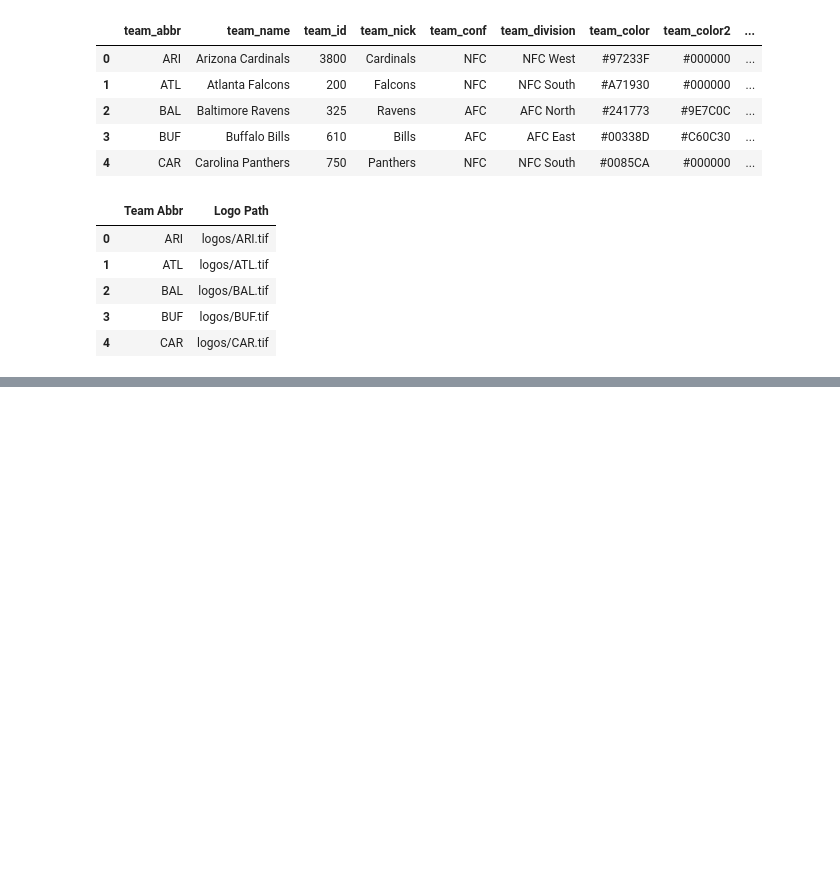
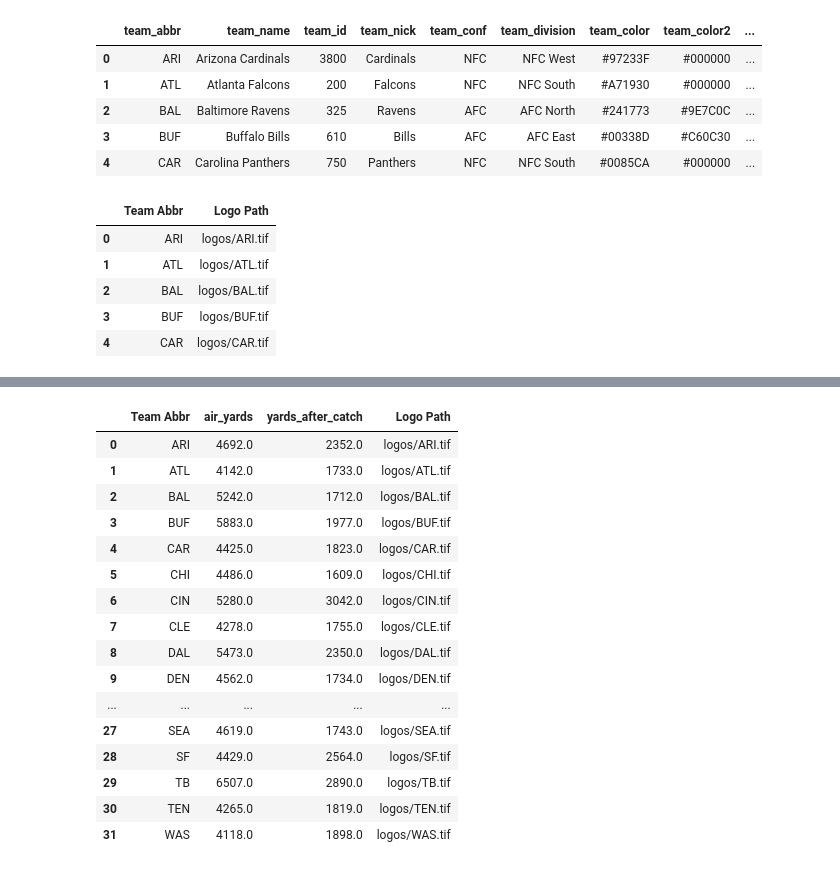
Before and after one commit to tbryan2/NFL-Python-Team-Logo-Viz, a Jupyter notebook: Team-Logo-Visualizations.ipynb, the cells around one changed output, grey strips where cells are left out. Drawn from its saved outputs; the diff is of its cells as text; code cells hidden in the pictures; blank space fills up the shorter version.

```diff
--- a/Team-Logo-Visualizations.ipynb
+++ b/Team-Logo-Visualizations.ipynb
@@ -66,3 +89,3 @@ pbp_df.columns
 # %%
-# Filter down to just the necessary columns
-pbp_df = pbp_df[['posteam', ]]
+# Filter down to just the possession team, air yards, and YAC
+air_yards_yac_df = pbp_df[['posteam', 'air_yards', 'yards_after_catch']]
@@ -117,0 +121,23 @@ plt.savefig("hello")
+# %%
+# Join air yards/YAC DataFrame with the logo DataFrame
+vis_df1 = pd.merge(air_yards_yac_df, logo_df)
+
+vis_df1
+# %% [output]
+|  | Team Abbr | air_yards | yards_after_catch | Logo Path |
+| 0 | ARI | 4692.0 | 2352.0 | logos/ARI.tif |
+| 1 | ATL | 4142.0 | 1733.0 | logos/ATL.tif |
+| 2 | BAL | 5242.0 | 1712.0 | logos/BAL.tif |
+| 3 | BUF | 5883.0 | 1977.0 | logos/BUF.tif |
+| 4 | CAR | 4425.0 | 1823.0 | logos/CAR.tif |
+| 5 | CHI | 4486.0 | 1609.0 | logos/CHI.tif |
+| 6 | CIN | 5280.0 | 3042.0 | logos/CIN.tif |
+| 7 | CLE | 4278.0 | 1755.0 | logos/CLE.tif |
+| 8 | DAL | 5473.0 | 2350.0 | logos/DAL.tif |
+| 9 | DEN | 4562.0 | 1734.0 | logos/DEN.tif |
+| ... | ... | ... | ... | ... |
+| 27 | SEA | 4619.0 | 1743.0 | logos/SEA.tif |
+| 28 | SF | 4429.0 | 2564.0 | logos/SF.tif |
+| 29 | TB | 6507.0 | 2890.0 | logos/TB.tif |
+| 30 | TEN | 4265.0 | 1819.0 | logos/TEN.tif |
+| 31 | WAS | 4118.0 | 1898.0 | logos/WAS.tif |
```
Also changed, not shown: parts of 14 cells of this notebook, 36 other files.
